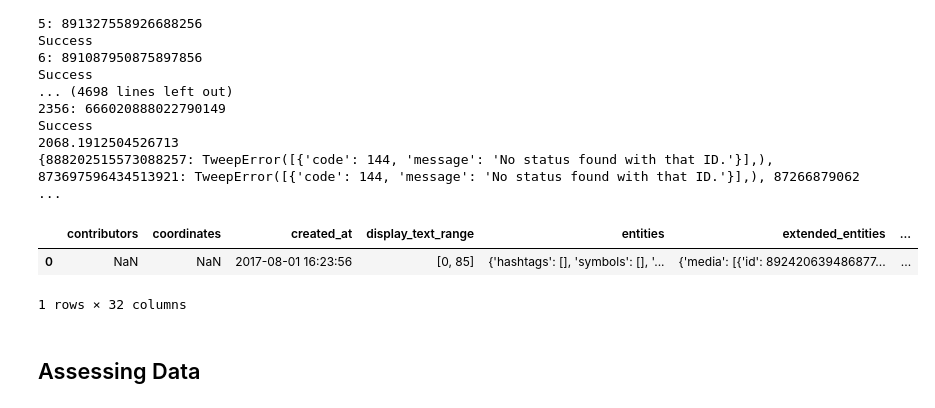
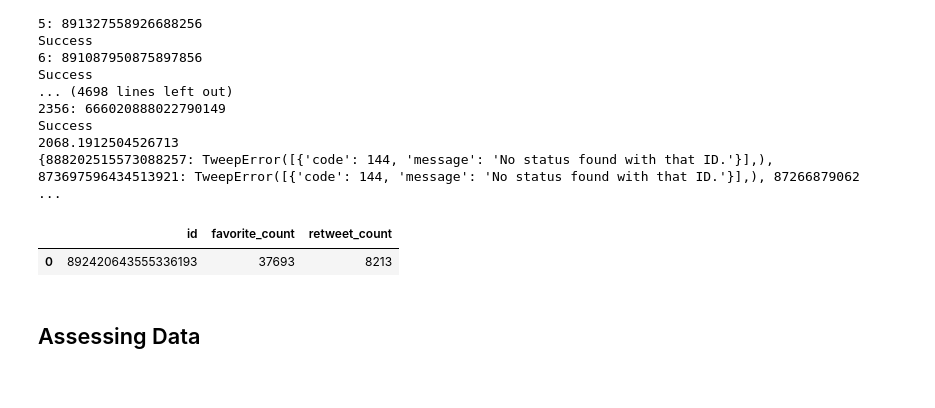
Before and after one commit to emilylauyw/Udacity-DAND-Project7-Wrangle_and_Analyze_Data, a Jupyter notebook: wrangle_act.ipynb, the cells around one changed output. Drawn from its saved outputs; the diff is of its cells as text; code cells hidden in the pictures.

```diff
--- a/wrangle_act.ipynb
+++ b/wrangle_act.ipynb
@@ -112,11 +112,11 @@ Success
 # %%
 # Load the Twitter API data
 api_df = pd.read_json('tweet_json.txt', lines=True)
+api_df = api_df[['id','favorite_count', 'retweet_count']]
 api_df.head(1)
 # %% [output]
-|  | contributors | coordinates | created_at | display_text_range | entities | extended_entities | ... |
-| 0 | NaN | NaN | 2017-08-01 16:23:56 | [0, 85] | {'hashtags': [], 'symbols': [], '... | {'media': [{'id': 892420639486877... | ... |
+|  | id | favorite_count | retweet_count |
+| 0 | 892420643555336193 | 37693 | 8213 |
-1 rows × 32 columns
 # %% [markdown]
 ## Assessing Data
 # %% [markdown]
```
Also changed, not shown: parts of 6 cells of this notebook.
